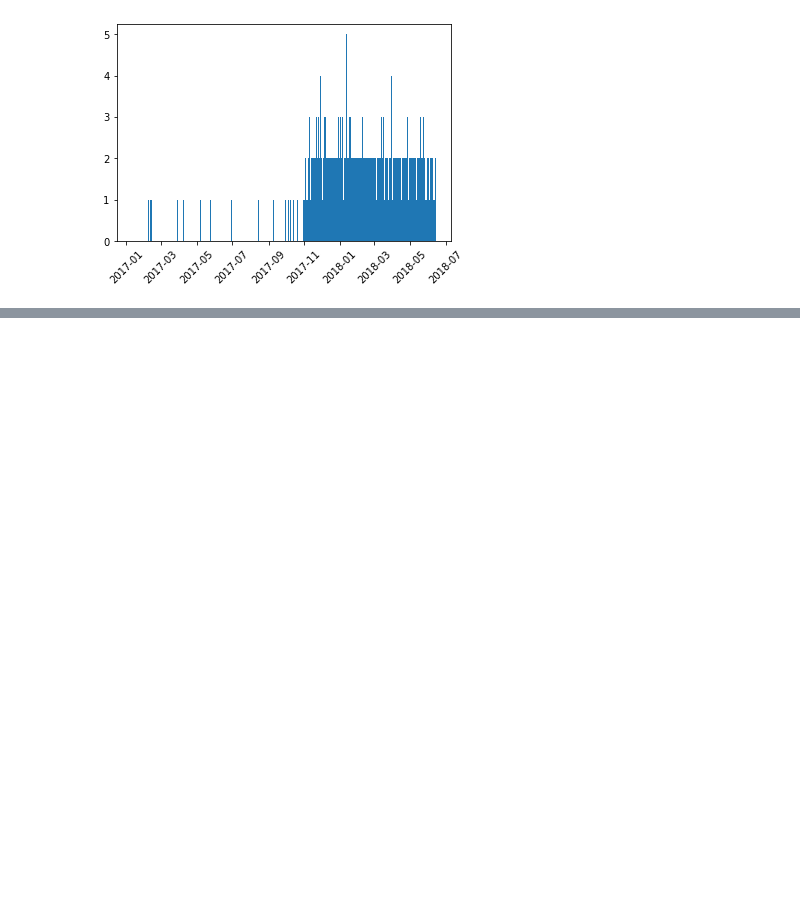
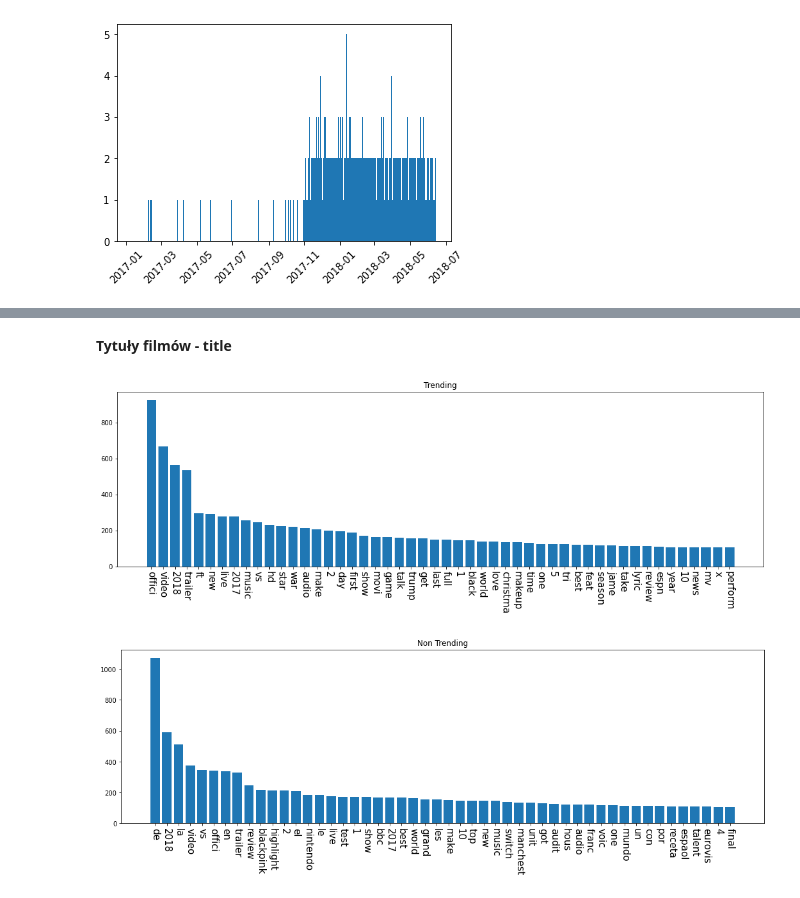
Before and after one commit to DominikKossinski/PED, a Jupyter notebook: notebooks/PED_5.ipynb, the cells around one changed output, grey strips where cells are left out. Drawn from its saved outputs; the diff is of its cells as text; code cells hidden in the pictures; blank space fills up the shorter version.

```diff
--- a/notebooks/PED_5.ipynb
+++ b/notebooks/PED_5.ipynb
@@ -159,0 +218,7 @@ plt.show()
+# %% [markdown]
+**Tytuły filmów - title**
+# %%
+plot_tokenized_stats("title")
+# %% [output]
+[figure, added]
+[figure, added]
```
Also changed, not shown: parts of 14 cells of this notebook, 8 other files.
